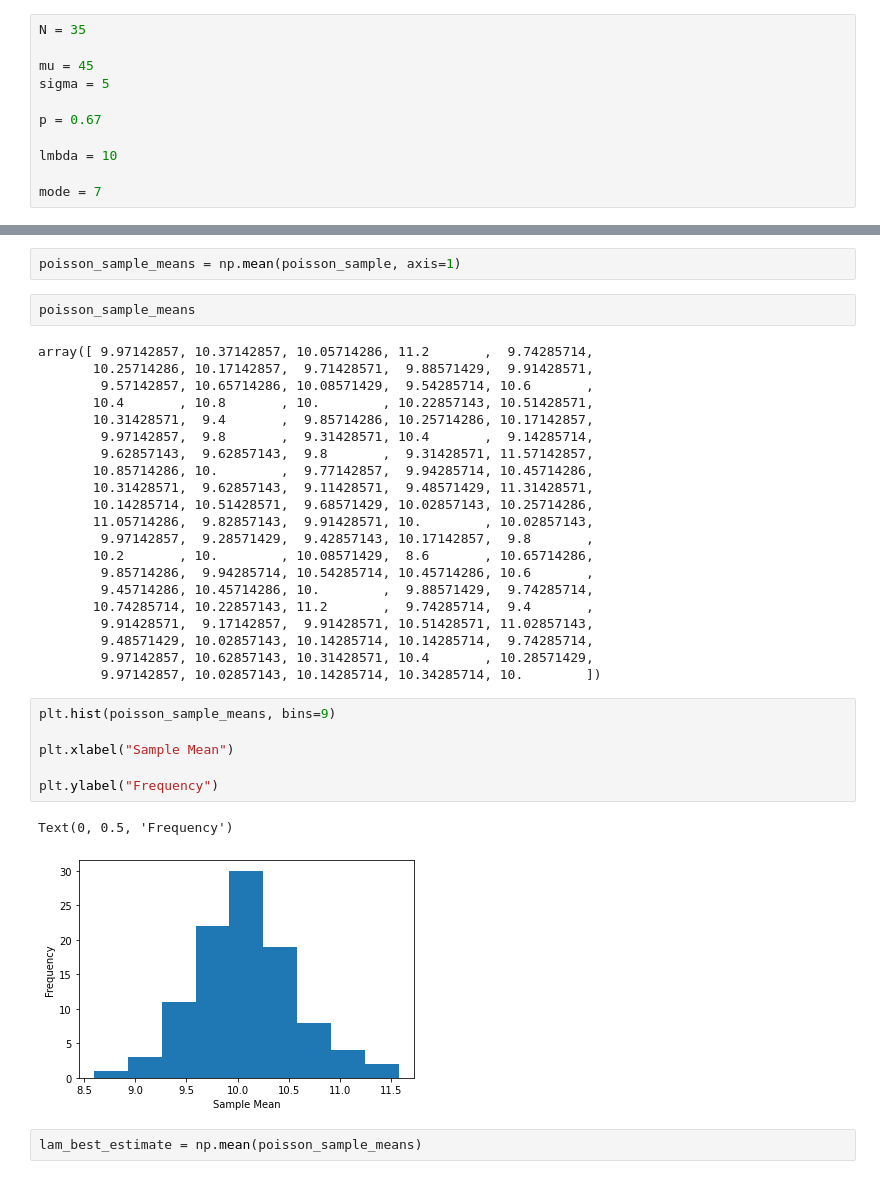
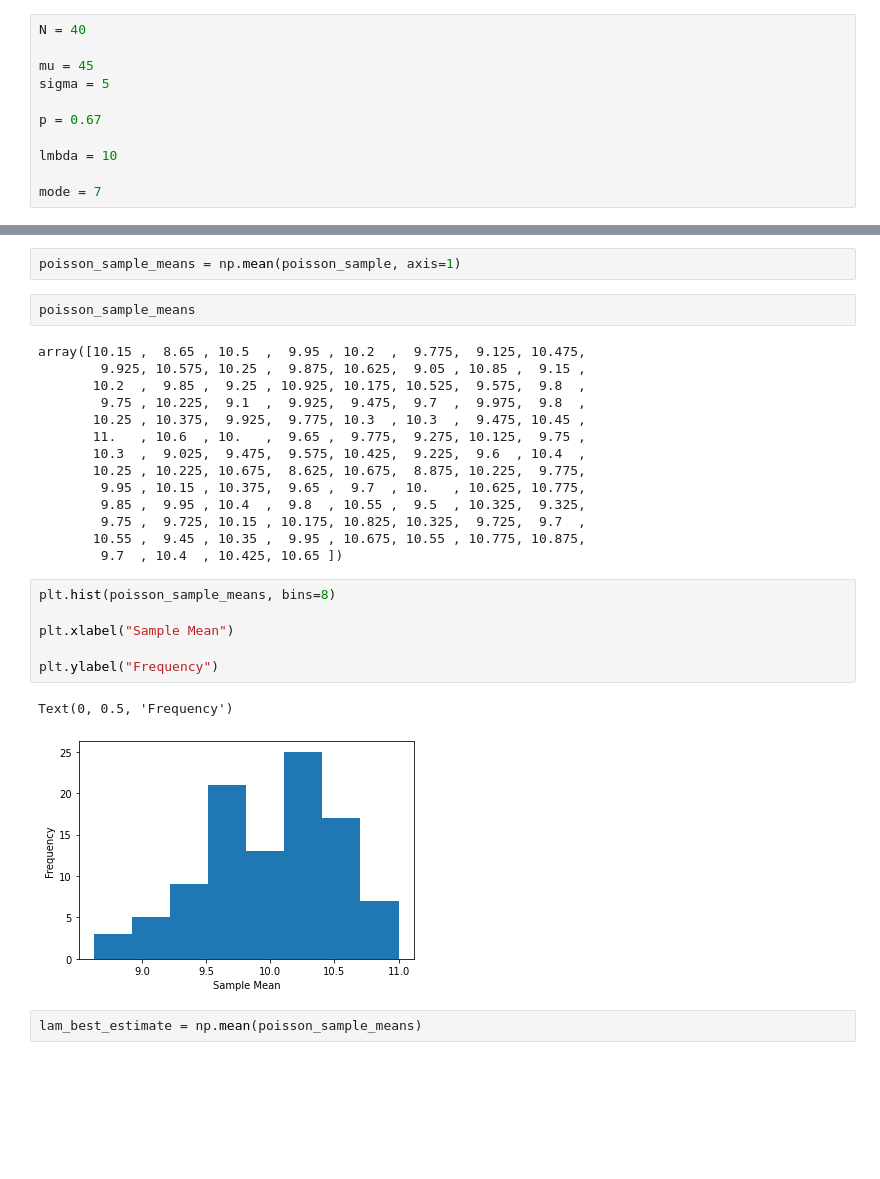
Before and after one commit to ritika-thakur/Statistics-Probability-Programming, a Jupyter notebook: Large-Sample-Domain-Demo-for-diff-distributions.ipynb, the cells around one changed output, grey strips where cells are left out. Saved outputs shown, nothing was run; the diff lists cells and outputs as text; blank space fills up the shorter version.

```diff
--- a/Large-Sample-Domain-Demo-for-diff-distributions.ipynb
+++ b/Large-Sample-Domain-Demo-for-diff-distributions.ipynb
@@ -1,5 +1,5 @@
 # %%
-N = 35
+N = 40
 
 mu = 45
 sigma = 5
@@ -159,35 +149,28 @@ poisson_sample_means = np.mean(poisson_sample, axis=1)
 # %%
 poisson_sample_means
 # %% [output]
-array([ 9.97142857, 10.37142857, 10.05714286, 11.2       ,  9.74285714,
-       10.25714286, 10.17142857,  9.71428571,  9.88571429,  9.91428571,
-        9.57142857, 10.65714286, 10.08571429,  9.54285714, 10.6       ,
-       10.4       , 10.8       , 10.        , 10.22857143, 10.51428571,
-       10.31428571,  9.4       ,  9.85714286, 10.25714286, 10.17142857,
-        9.97142857,  9.8       ,  9.31428571, 10.4       ,  9.14285714,
-        9.62857143,  9.62857143,  9.8       ,  9.31428571, 11.57142857,
-       10.85714286, 10.        ,  9.77142857,  9.94285714, 10.45714286,
-       10.31428571,  9.62857143,  9.11428571,  9.48571429, 11.31428571,
-       10.14285714, 10.51428571,  9.68571429, 10.02857143, 10.25714286,
-       11.05714286,  9.82857143,  9.91428571, 10.        , 10.02857143,
-        9.97142857,  9.28571429,  9.42857143, 10.17142857,  9.8       ,
-       10.2       , 10.        , 10.08571429,  8.6       , 10.65714286,
-        9.85714286,  9.94285714, 10.54285714, 10.45714286, 10.6       ,
-        9.45714286, 10.45714286, 10.        ,  9.88571429,  9.74285714,
-       10.74285714, 10.22857143, 11.2       ,  9.74285714,  9.4       ,
-        9.91428571,  9.17142857,  9.91428571, 10.51428571, 11.02857143,
-        9.48571429, 10.02857143, 10.14285714, 10.14285714,  9.74285714,
-        9.97142857, 10.62857143, 10.31428571, 10.4       , 10.28571429,
-        9.97142857, 10.02857143, 10.14285714, 10.34285714, 10.        ])
+array([10.15 ,  8.65 , 10.5  ,  9.95 , 10.2  ,  9.775,  9.125, 10.475,
+        9.925, 10.575, 10.25 ,  9.875, 10.625,  9.05 , 10.85 ,  9.15 ,
+       10.2  ,  9.85 ,  9.25 , 10.925, 10.175, 10.525,  9.575,  9.8  ,
+        9.75 , 10.225,  9.1  ,  9.925,  9.475,  9.7  ,  9.975,  9.8  ,
+       10.25 , 10.375,  9.925,  9.775, 10.3  , 10.3  ,  9.475, 10.45 ,
+       11.   , 10.6  , 10.   ,  9.65 ,  9.775,  9.275, 10.125,  9.75 ,
+       10.3  ,  9.025,  9.475,  9.575, 10.425,  9.225,  9.6  , 10.4  ,
+       10.25 , 10.225, 10.675,  8.625, 10.675,  8.875, 10.225,  9.775,
+        9.95 , 10.15 , 10.375,  9.65 ,  9.7  , 10.   , 10.625, 10.775,
+        9.85 ,  9.95 , 10.4  ,  9.8  , 10.55 ,  9.5  , 10.325,  9.325,
+        9.75 ,  9.725, 10.15 , 10.175, 10.825, 10.325,  9.725,  9.7  ,
+       10.55 ,  9.45 , 10.35 ,  9.95 , 10.675, 10.55 , 10.775, 10.875,
+        9.7  , 10.4  , 10.425, 10.65 ])
 # %%
-plt.hist(poisson_sample_means, bins=9)
+plt.hist(poisson_sample_means, bins=8)
 
 plt.xlabel("Sample Mean")
 
 plt.ylabel("Frequency")
 # %% [output]
 Text(0, 0.5, 'Frequency')
-[figure, old version]
+[figure, new version]
 # %%
 lam_best_estimate = np.mean(poisson_sample_means)
 # %%
```
Also changed, not shown: parts of 23 cells of this notebook, 1 other file.
